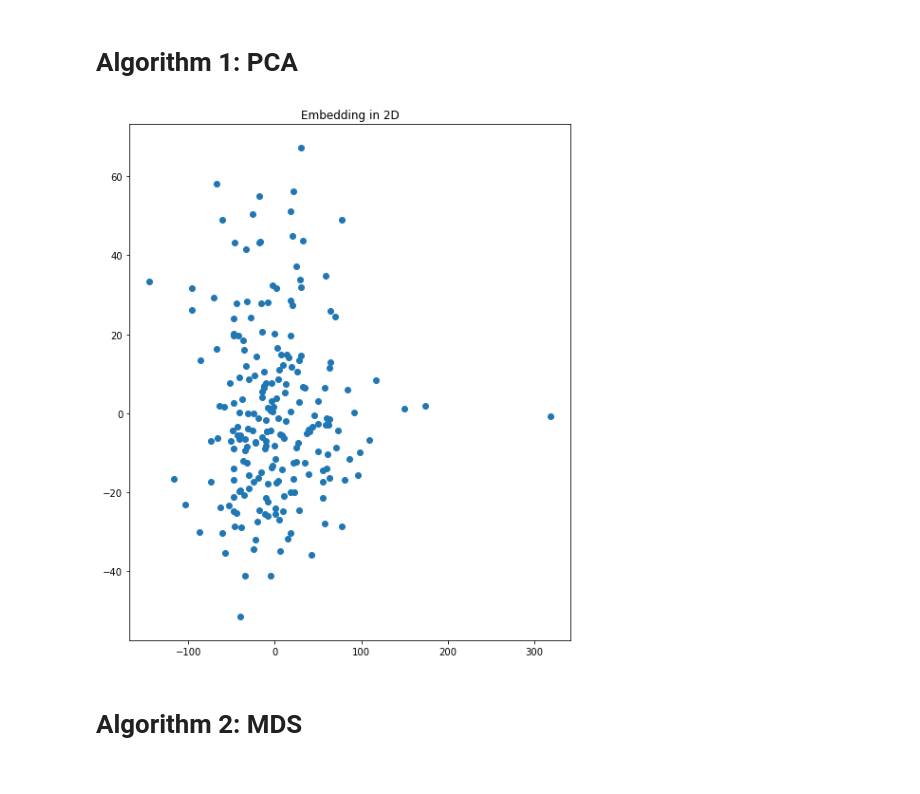
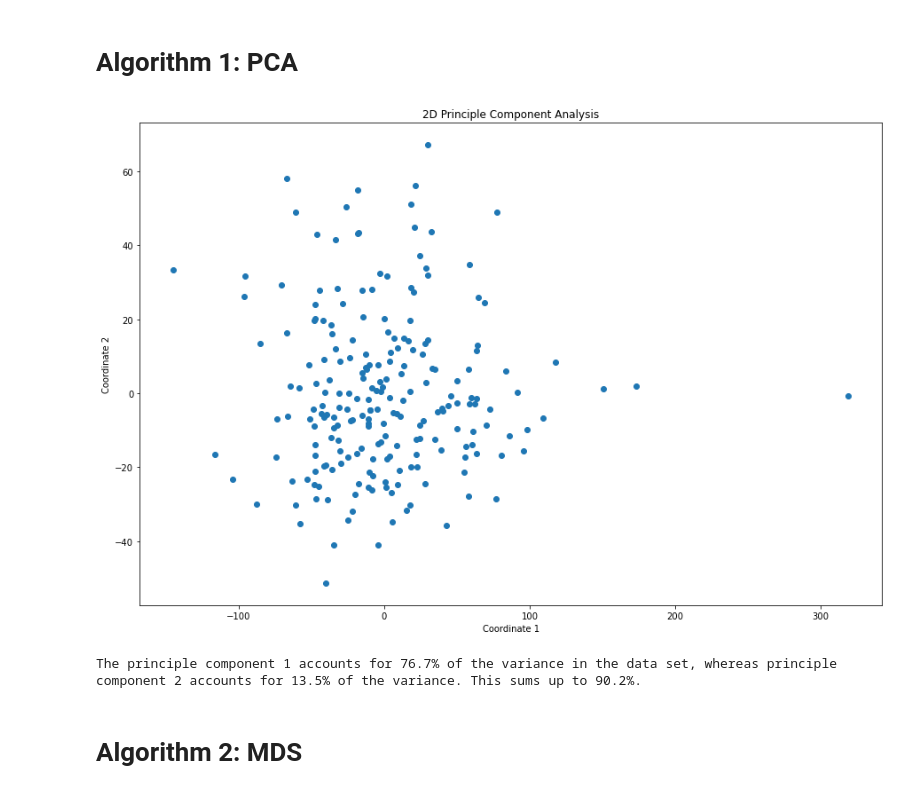
Before and after one commit to se21m024/DataScience, a Jupyter notebook: Exercise 2/se21m024_Stummer_ex2_Dim_Reduction_Small.ipynb, the cells around one changed output. Drawn from its saved outputs; the diff is of its cells as text; code cells hidden in the pictures.

```diff
--- a/Exercise 2/se21m024_Stummer_ex2_Dim_Reduction_Small.ipynb
+++ b/Exercise 2/se21m024_Stummer_ex2_Dim_Reduction_Small.ipynb
@@ -245,29 +217,24 @@ See the caveats in the documentation: https://pandas.pydata.org/pandas-docs/stab
 # %% [markdown]
 # Algorithm 1: PCA
-# %%
-from sklearn.decomposition import PCA
-
-pca = PCA(n_components=2)
-principalComponents = pca.fit_transform(a)
-principalDf = pd.DataFrame(data = principalComponents, columns = ['principal component 1', 'principal component 2'])
-
-x = principalDf.to_numpy()
-#print(x)
-
-fig = plt.figure(2, (20,10))
-# ax = fig.add_subplot(121, projection='3d')
-# plt.scatter(X[:,0], X[:,1], zs=X[:,2], s=size, c=colors)
-# plt.title('Original Points')
-
-ax = fig.add_subplot(122)
-plt.scatter(x[:,0], x[:,1])#, s=size, c=colors)
-plt.title('Embedding in 2D')
-fig.subplots_adjust(wspace=.4, hspace=0.5)
-plt.show()
-
-#ax.legend(targets)
-ax.grid()
-# %% [output]
-[figure, removed]
+# %%
+pca = PCA(n_components=2)
+principal_components = pca.fit_transform(data_array)
+principal_df = pd.DataFrame(data = principal_components)
+principle_array = principal_df.to_numpy()
+
+fig = plt.figure(2, (15,10))
+plt.scatter(principle_array[:,0], principle_array[:,1])
+plt.title('2D Principle Component Analysis')
+plt.xlabel("Coordinate 1")
+plt.ylabel("Coordinate 2")
+plt.show()
+
+pc_1_variance = round(pca.explained_variance_ratio_[0] * 100, 1)
+pc_2_variance = round(pca.explained_variance_ratio_[1] * 100, 1)
+
+print("The principle component 1 accounts for " + str(pc_1_variance) + "% of the variance in the data set, whereas principle component 2 accounts for " + str(pc_2_variance) + "% of the variance. This sums up to " + str(pc_1_variance + pc_2_variance) + "%.")
+# %% [output]
+[figure, added]
+The principle component 1 accounts for 76.7% of the variance in the data set, whereas principle component 2 accounts for 13.5% of the variance. This sums up to 90.2%.
 # %% [markdown]
 # Algorithm 2: MDS
```
Also changed, not shown: parts of 17 cells of this notebook, 5 other files.
